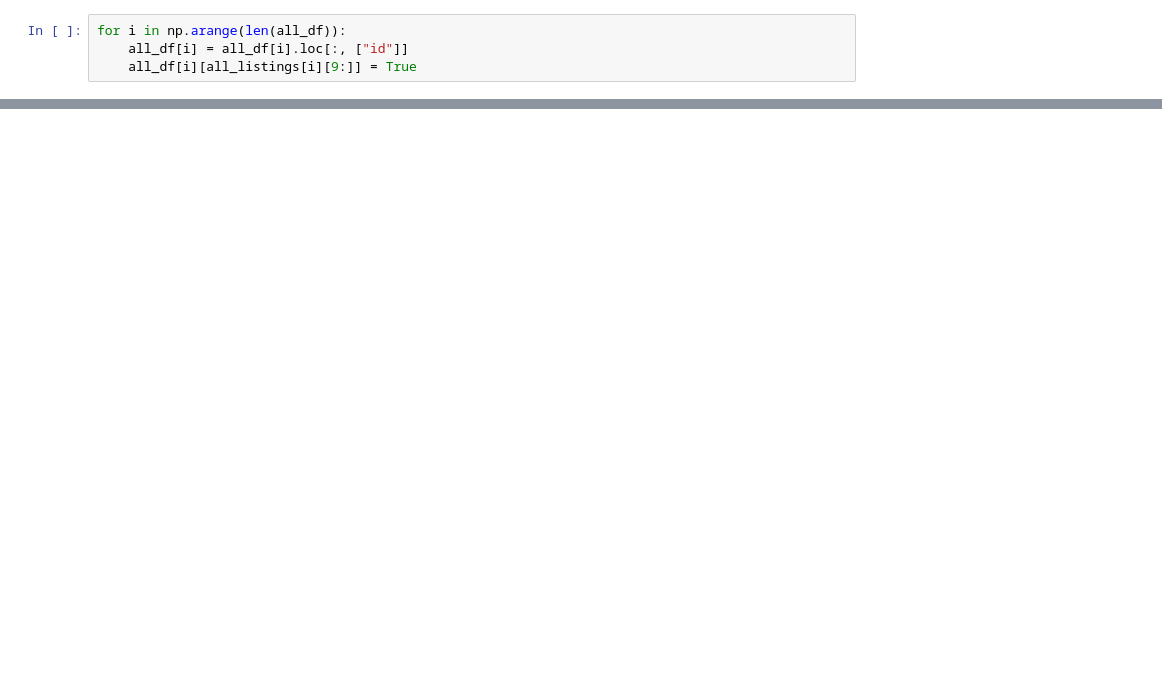
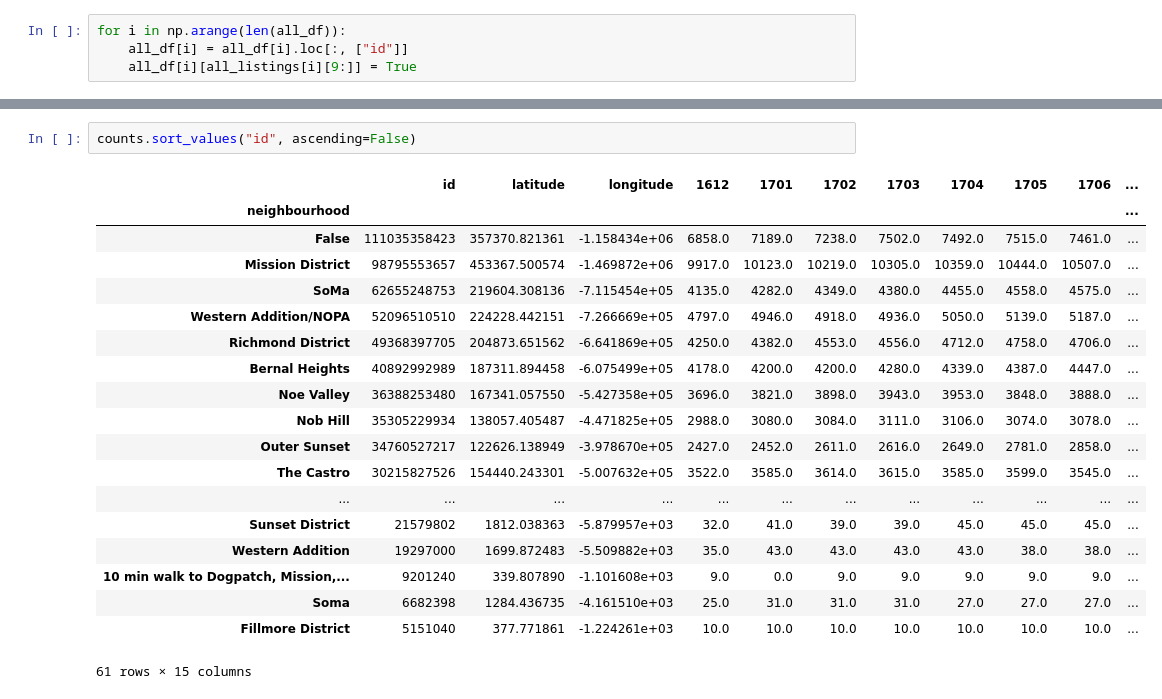
Before and after one commit to junseo-park/airbnb, a Jupyter notebook: notebooks/unique listings.ipynb, the cells around one changed output, grey strips where cells are left out. Cells and saved outputs as stored; diff of their text form; blank space fills up the shorter version.

```diff
--- a/notebooks/unique listings.ipynb
+++ b/notebooks/unique listings.ipynb
@@ -80,0 +113,22 @@ unique_listings
+# %%
+counts.sort_values("id", ascending=False)
+# %% [output]
+|  | id | latitude | longitude | 1612 | 1701 | 1702 | 1703 | 1704 | 1705 | 1706 | ... |
+| neighbourhood |  |  |  |  |  |  |  |  |  |  | ... |
+| False | 111035358423 | 357370.821361 | -1.158434e+06 | 6858.0 | 7189.0 | 7238.0 | 7502.0 | 7492.0 | 7515.0 | 7461.0 | ... |
+| Mission District | 98795553657 | 453367.500574 | -1.469872e+06 | 9917.0 | 10123.0 | 10219.0 | 10305.0 | 10359.0 | 10444.0 | 10507.0 | ... |
+| SoMa | 62655248753 | 219604.308136 | -7.115454e+05 | 4135.0 | 4282.0 | 4349.0 | 4380.0 | 4455.0 | 4558.0 | 4575.0 | ... |
+| Western Addition/NOPA | 52096510510 | 224228.442151 | -7.266669e+05 | 4797.0 | 4946.0 | 4918.0 | 4936.0 | 5050.0 | 5139.0 | 5187.0 | ... |
+| Richmond District | 49368397705 | 204873.651562 | -6.641869e+05 | 4250.0 | 4382.0 | 4553.0 | 4556.0 | 4712.0 | 4758.0 | 4706.0 | ... |
+| Bernal Heights | 40892992989 | 187311.894458 | -6.075499e+05 | 4178.0 | 4200.0 | 4200.0 | 4280.0 | 4339.0 | 4387.0 | 4447.0 | ... |
+| Noe Valley | 36388253480 | 167341.057550 | -5.427358e+05 | 3696.0 | 3821.0 | 3898.0 | 3943.0 | 3953.0 | 3848.0 | 3888.0 | ... |
+| Nob Hill | 35305229934 | 138057.405487 | -4.471825e+05 | 2988.0 | 3080.0 | 3084.0 | 3111.0 | 3106.0 | 3074.0 | 3078.0 | ... |
+| Outer Sunset | 34760527217 | 122626.138949 | -3.978670e+05 | 2427.0 | 2452.0 | 2611.0 | 2616.0 | 2649.0 | 2781.0 | 2858.0 | ... |
+| The Castro | 30215827526 | 154440.243301 | -5.007632e+05 | 3522.0 | 3585.0 | 3614.0 | 3615.0 | 3585.0 | 3599.0 | 3545.0 | ... |
+| ... | ... | ... | ... | ... | ... | ... | ... | ... | ... | ... | ... |
+| Sunset District | 21579802 | 1812.038363 | -5.879957e+03 | 32.0 | 41.0 | 39.0 | 39.0 | 45.0 | 45.0 | 45.0 | ... |
+| Western Addition | 19297000 | 1699.872483 | -5.509882e+03 | 35.0 | 43.0 | 43.0 | 43.0 | 43.0 | 38.0 | 38.0 | ... |
+| 10 min walk to Dogpatch, Mission,... | 9201240 | 339.807890 | -1.101608e+03 | 9.0 | 0.0 | 9.0 | 9.0 | 9.0 | 9.0 | 9.0 | ... |
+| Soma | 6682398 | 1284.436735 | -4.161510e+03 | 25.0 | 31.0 | 31.0 | 31.0 | 27.0 | 27.0 | 27.0 | ... |
+| Fillmore District | 5151040 | 377.771861 | -1.224261e+03 | 10.0 | 10.0 | 10.0 | 10.0 | 10.0 | 10.0 | 10.0 | ... |
+61 rows × 15 columns
```
Also changed, not shown: parts of 7 cells of this notebook, 8 other files.
